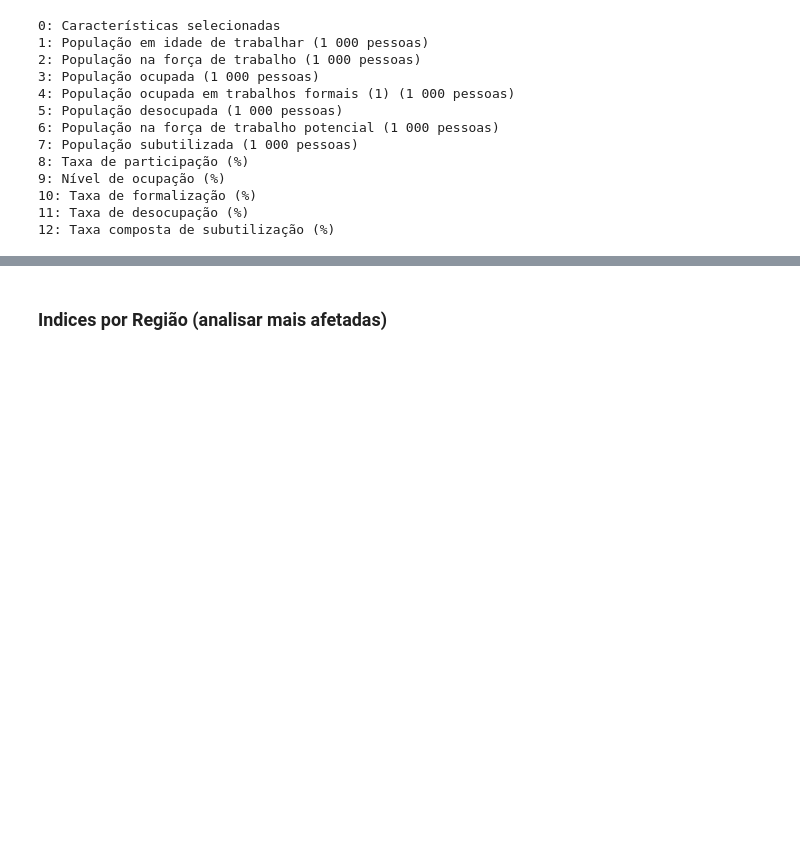
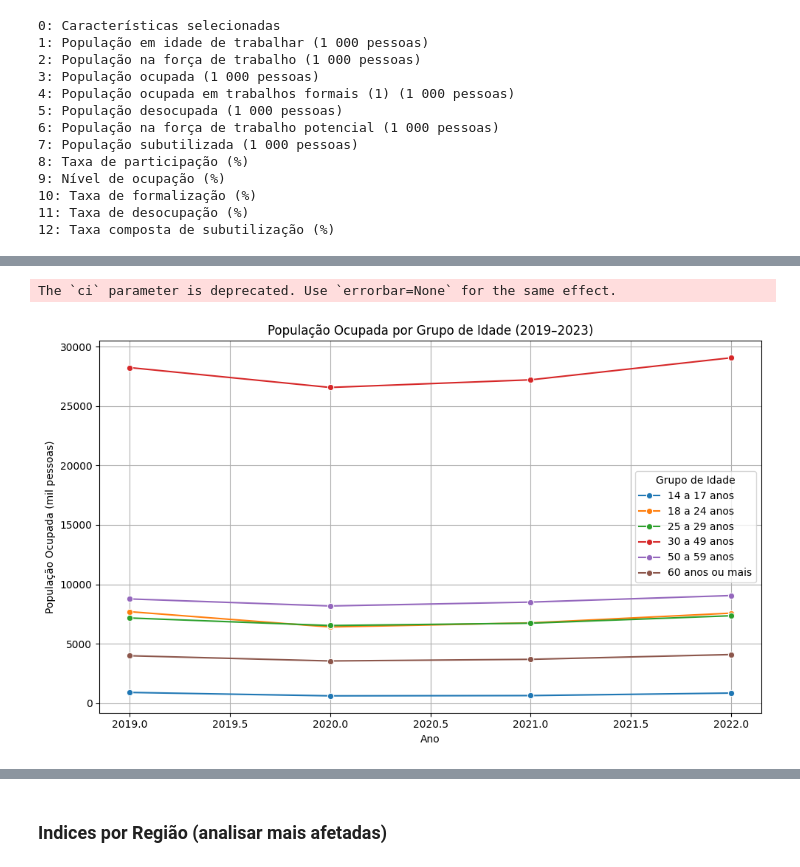
Before and after one commit to luanfelixcoding/storytelling-covid, a Jupyter notebook: data_cleaning/data.ipynb, the cells around one changed output, grey strips where cells are left out. Saved outputs shown, nothing was run; the diff lists cells and outputs as text; code cells hidden in the pictures; blank space fills up the shorter version.

```diff
--- a/data_cleaning/data.ipynb
+++ b/data_cleaning/data.ipynb
@@ -91,0 +170,26 @@ for i, col in enumerate(df.columns):
+# %%
+#Juntar todos os anos em um único DataFrame
+df_all = pd.concat(lista_df, ignore_index=True)
+
+# Limpar os nomes das colunas
+df_all.columns = [col.replace('\n', ' ').strip() for col in df_all.columns]
+
+# Filtrar somente os grupos de idade
+grupos_idade = ['14 a 17 anos', '18 a 24 anos', '25 a 29 anos', '30 a 49 anos', '50 a 59 anos', '60 anos ou mais']
+df_idade = df_all[df_all['Características selecionadas'].isin(grupos_idade)]
+# %%
+# Corrigir o tipo da coluna 'Ano' e da coluna de valores
+df_idade['Ano'] = df_idade['Ano'].astype(int)
+
+# Remover espaços e transformar para float
+df_idade['População ocupada (1 000 pessoas)'] = df_idade['População ocupada (1 000 pessoas)'] \
+    .astype(str).str.replace(' ', '', regex=False).str.replace(',', '.', regex=False).astype(float)
+
+df_idade['População desocupada (1 000 pessoas)'] = df_idade['População desocupada (1 000 pessoas)'] \
+    .astype(str).str.replace(' ', '', regex=False).str.replace(',', '.', regex=False).astype(float)
+
+df_idade['Nível de ocupação (%)'] = df_idade['Nível de ocupação (%)'] \
+    .astype(str).str.replace(' ', '', regex=False).str.replace(',', '.', regex=False).astype(float)
+
+df_idade['Taxa de desocupação (%)'] = df_idade['Taxa de desocupação (%)'] \
+    .astype(str).str.replace(' ', '', regex=False).str.replace(',', '.', regex=False).astype(float)
@@ -91,0 +214,21 @@ for i, col in enumerate(df.columns):
+# %%
+plt.figure(figsize=(10, 6))
+sns.lineplot(
+    data=df_idade,
+    x='Ano',
+    y='População ocupada (1 000 pessoas)',
+    hue='Características selecionadas',
+    marker='o',
+    ci=None
+)
+
+plt.title('População Ocupada por Grupo de Idade (2019–2023)')
+plt.xlabel('Ano')
+plt.ylabel('População Ocupada (mil pessoas)')
+plt.grid(True)
+plt.legend(title='Grupo de Idade')
+plt.tight_layout()
+plt.show()
+# %% [output]
+The `ci` parameter is deprecated. Use `errorbar=None` for the same effect.
+[figure, added]
```
Also changed, not shown: parts of 32 cells of this notebook.
